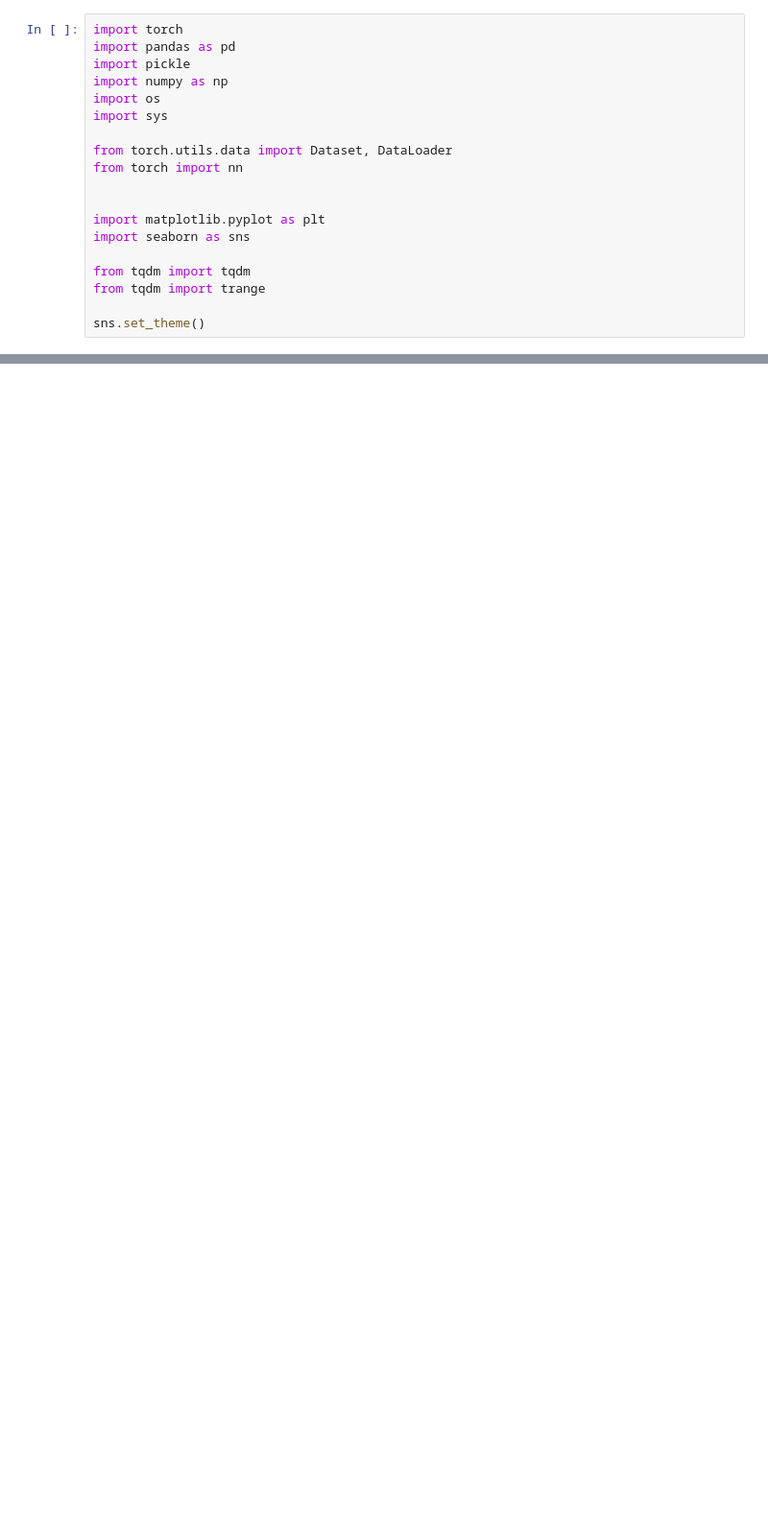
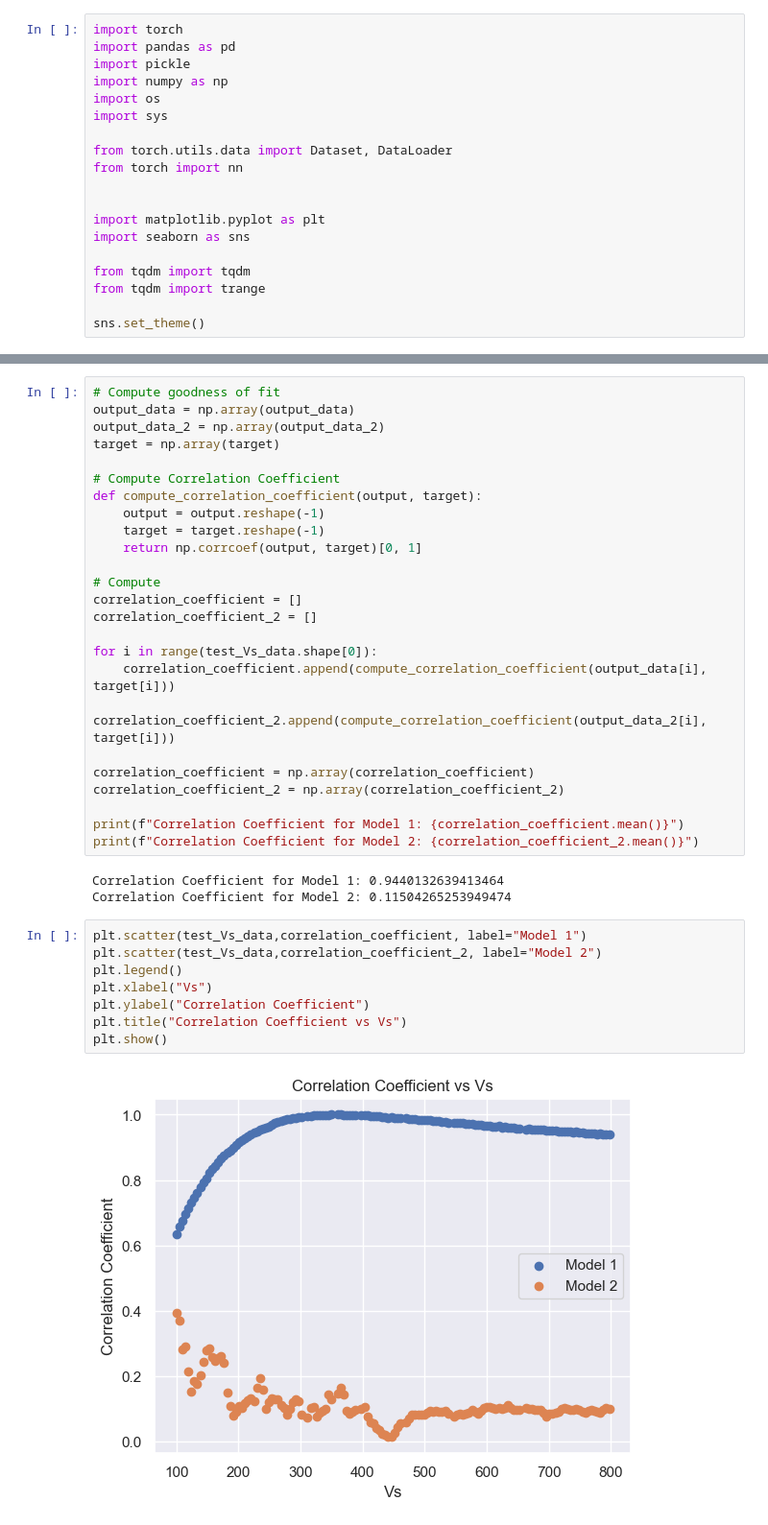
Before and after one commit to KurtSoncco/GNN_Soil_Dynamics, a Jupyter notebook: Comparison.ipynb, the cells around one changed output, grey strips where cells are left out. Shown at 96% size. Drawn from its saved outputs; the diff is of its cells as text; blank space fills up the shorter version.

```diff
--- a/Comparison.ipynb
+++ b/Comparison.ipynb
@@ -112,0 +256,38 @@ dataset = TTFDataset(TTF_values, Vs_values, freq_values)
+# %%
+# Compute goodness of fit
+output_data = np.array(output_data)
+output_data_2 = np.array(output_data_2)
+target = np.array(target)
+
+# Compute Correlation Coefficient
+def compute_correlation_coefficient(output, target):
+    output = output.reshape(-1)
+    target = target.reshape(-1)
+    return np.corrcoef(output, target)[0, 1]
+
+# Compute
+correlation_coefficient = []
+correlation_coefficient_2 = []
+
+for i in range(test_Vs_data.shape[0]):
+    correlation_coefficient.append(compute_correlation_coefficient(output_data[i], target[i]))
+    correlation_coefficient_2.append(compute_correlation_coefficient(output_data_2[i], target[i]))
+
+correlation_coefficient = np.array(correlation_coefficient)
+correlation_coefficient_2 = np.array(correlation_coefficient_2)
+
+print(f"Correlation Coefficient for Model 1: {correlation_coefficient.mean()}")
+print(f"Correlation Coefficient for Model 2: {correlation_coefficient_2.mean()}")
+# %% [output]
+Correlation Coefficient for Model 1: 0.9440132639413464
+Correlation Coefficient for Model 2: 0.11504265253949474
+# %%
+plt.scatter(test_Vs_data,correlation_coefficient, label="Model 1")
+plt.scatter(test_Vs_data,correlation_coefficient_2, label="Model 2")
+plt.legend()
+plt.xlabel("Vs")
+plt.ylabel("Correlation Coefficient")
+plt.title("Correlation Coefficient vs Vs")
+plt.show()
+# %% [output]
+[figure, added]
```
Also changed, not shown: parts of 18 cells of this notebook, 5 other files.
